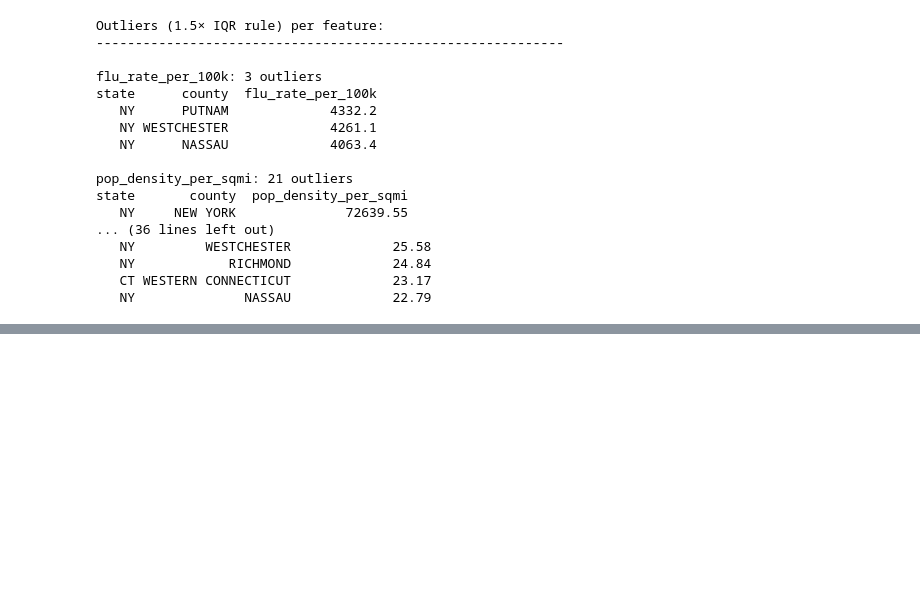
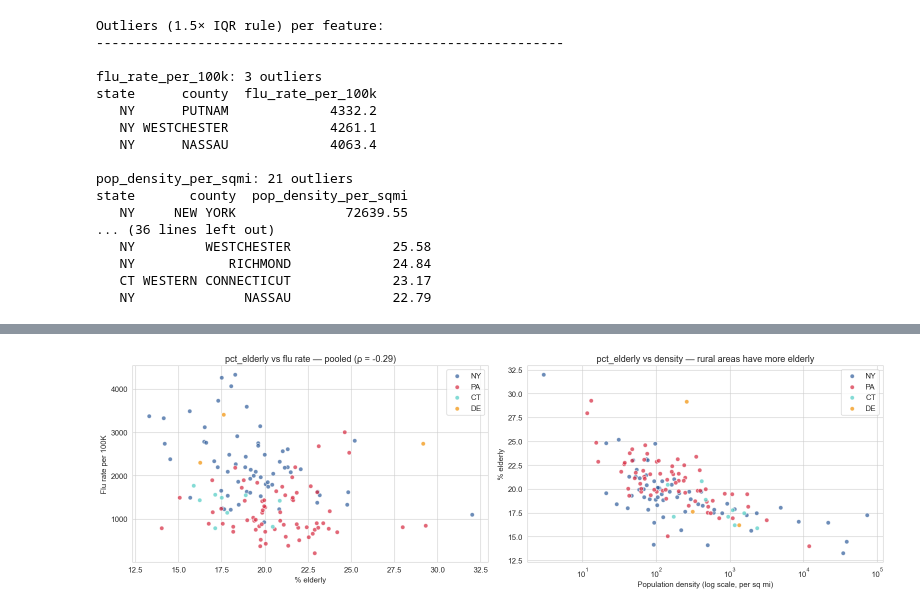
Before and after one commit to r0cb/ENGG2112, a Jupyter notebook: notebooks/02_eda.ipynb, the cells around one changed output, grey strips where cells are left out. Cells and saved outputs as stored; diff of their text form; code cells hidden in the pictures; blank space fills up the shorter version.

```diff
--- a/notebooks/02_eda.ipynb
+++ b/notebooks/02_eda.ipynb
@@ -618,0 +632,32 @@ We will apply 5 feature selection methods (Pearson + Spearman correlation, mutua
+# %%
+# Visualise: within-state pct_elderly vs flu rate
+fig, axes = plt.subplots(1, 2, figsize=(16, 5))
+
+# Left: pooled scatter (the misleading view)
+ax = axes[0]
+for state in ['NY', 'PA', 'CT', 'DE']:
+    sub = master[master['state'] == state]
+    ax.scatter(sub['pct_elderly'], sub['flu_rate_per_100k'],
+               alpha=0.7, s=40, color=STATE_COLOURS[state], label=state, edgecolors='white')
+pooled_rho = master[['pct_elderly', 'flu_rate_per_100k']].corr(method='spearman').iloc[0, 1]
+ax.set_xlabel('% elderly')
+ax.set_ylabel('Flu rate per 100K')
+ax.set_title(f'pct_elderly vs flu rate — pooled (ρ = {pooled_rho:+.2f})')
+ax.legend()
+
+# Right: pct_elderly vs density to show it's a rural proxy
+ax = axes[1]
+for state in ['NY', 'PA', 'CT', 'DE']:
+    sub = master[master['state'] == state]
+    ax.scatter(sub['pop_density_per_sqmi'], sub['pct_elderly'],
+               alpha=0.7, s=40, color=STATE_COLOURS[state], label=state, edgecolors='white')
+ax.set_xscale('log')
+ax.set_xlabel('Population density (log scale, per sq mi)')
+ax.set_ylabel('% elderly')
+ax.set_title('pct_elderly vs density — rural areas have more elderly')
+ax.legend()
+
+plt.tight_layout()
+plt.show()
+# %% [output]
+[figure, added]
```
Also changed, not shown: parts of 70 cells of this notebook, 4 other files.
